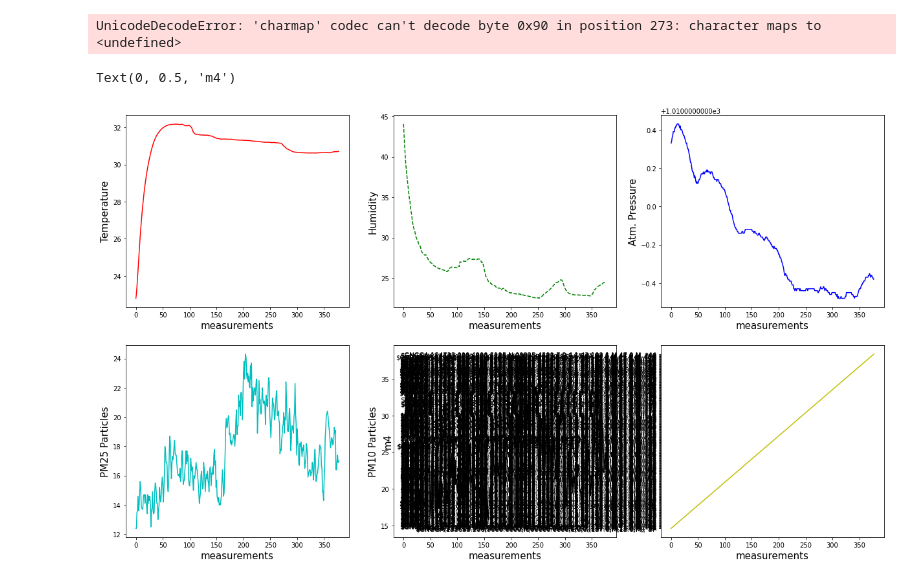
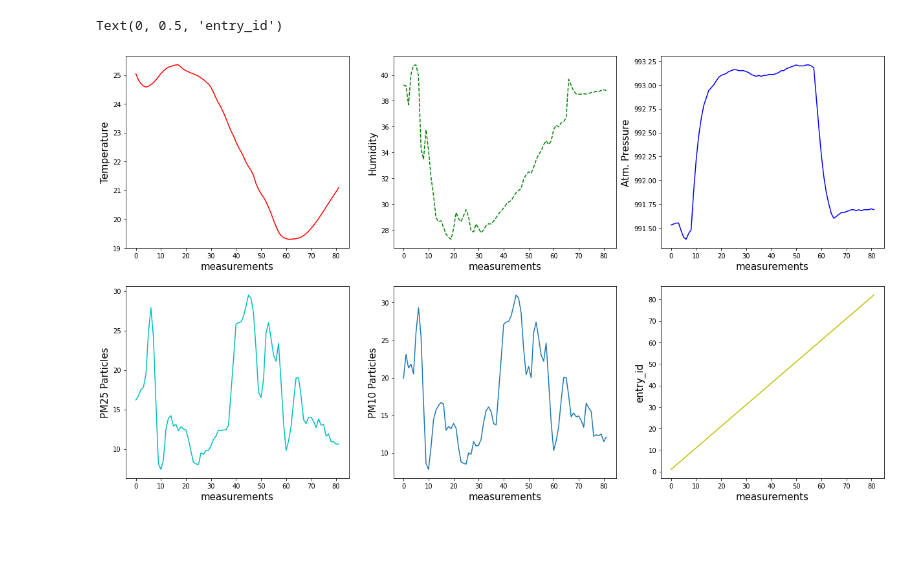
Before and after one commit to enggsajjad/test_tcp_ngrok, a Jupyter notebook: WebTunnings/tcpdata_plot.ipynb, the cells around one changed output. Saved outputs shown, nothing was run; the diff lists cells and outputs as text; code cells hidden in the pictures; blank space fills up the shorter version.

Commit message:
modifying tcpServer_connection_event and tcpdata_plot

```diff
--- a/WebTunnings/tcpdata_plot.ipynb
+++ b/WebTunnings/tcpdata_plot.ipynb
@@ -10,31 +10,22 @@ import csv
 bad_words = ['SSH-2.0','GET','Host','Connection','User','Accept','Cookie']
 
 #replace trash from the file
-with open('tcpdata.log') as oldfile, open('newtcpdata.log', 'w') as newfile:
+with open('feeds.csv') as oldfile, open('newfeeds.csv', 'w') as newfile:
     for line in oldfile:
         if not any(bad_word in line for bad_word in bad_words):
             newfile.write(line);
-# %% [output]
-UnicodeDecodeError: 'charmap' codec can't decode byte 0x90 in position 273: character maps to <undefined>
 # %%
-# snr = pd.read_csv('newtcpdata.log')
-# accData=snr.values.tolist()
-# accData=np.asarray([np.asarray(elem) for elem in accData])
-# snr['p1'] = snr['pm25']
-# snr['p2'] = snr['pm10']
-# snr['t'] = snr['temp']
-# snr['h'] = snr['hum']
-# snr['a'] = snr['atm']
-# snr['m4'] = snr['m4']
-snr = pd.read_csv('tcpdata.csv')
+
+snr = pd.read_csv('newfeeds.csv')
+#snr = pd.read_csv('feeds.csv')
 accData=snr.values.tolist()
 accData=np.asarray([np.asarray(elem) for elem in accData])
-snr['p1'] = snr['field4']
-snr['p2'] = snr['field5']
-snr['t'] = snr['field1']
-snr['h'] = snr['field2']
-snr['a'] = snr['field3']
-snr['m4'] = snr['field6']
+snr['p1'] = snr['field4']#pm25
+snr['p2'] = snr['field5']#pm10
+snr['t'] = snr['field1']#temp
+snr['h'] = snr['field2']#hum
+snr['a'] = snr['field3']#atm
+snr['m4'] = snr['entry_id']#m4
 
 PM25 = np.array(snr['p1'])
 PM10 = np.array(snr['p2'])
@@ -46,36 +37,36 @@ m4 = np.array(snr['m4'])
 
 figure, ((ax1, ax2,ax3), (ax4, ax5,ax6)) = plt.subplots(2, 3,figsize=(3*7,2*6))
 ax1.plot(Temp,'r')
 ax1.set_xlabel(r'measurements',fontsize=15)
 ax1.set_ylabel(r'Temperature',fontsize=15)
 #plt.xlim(0, 300)
 #plt.ylim(1, 12)
 
 
 ax2.plot(Hum,'--g')
 ax2.set_xlabel(r'measurements',fontsize=15)
 ax2.set_ylabel(r'Humidity',fontsize=15)
 
 ax3.plot(Atm,'b')
 ax3.set_xlabel(r'measurements',fontsize=15)
 ax3.set_ylabel(r'Atm. Pressure',fontsize=15)
 
 
 ax4.plot(PM25,'c')
 ax4.set_xlabel(r'measurements',fontsize=15)
 ax4.set_ylabel(r'PM25 Particles',fontsize=15)
 
 
 ax5.plot(PM10)
 ax5.set_xlabel(r'measurements',fontsize=15)
 ax5.set_ylabel(r'PM10 Particles',fontsize=15)
 
 ax6.plot(m4,'y')
 ax6.set_xlabel(r'measurements',fontsize=15)
-ax6.set_ylabel(r'm4',fontsize=15)
+ax6.set_ylabel(r'entry_id',fontsize=15)
 # %% [output]
-Text(0, 0.5, 'm4')
+Text(0, 0.5, 'entry_id')
-[figure, old version]
+[figure, new version]
 # %%
 
 figure,ax=plt.subplots(1)
```
Also changed, not shown: parts of 1 cell of this notebook, 5 other files.
